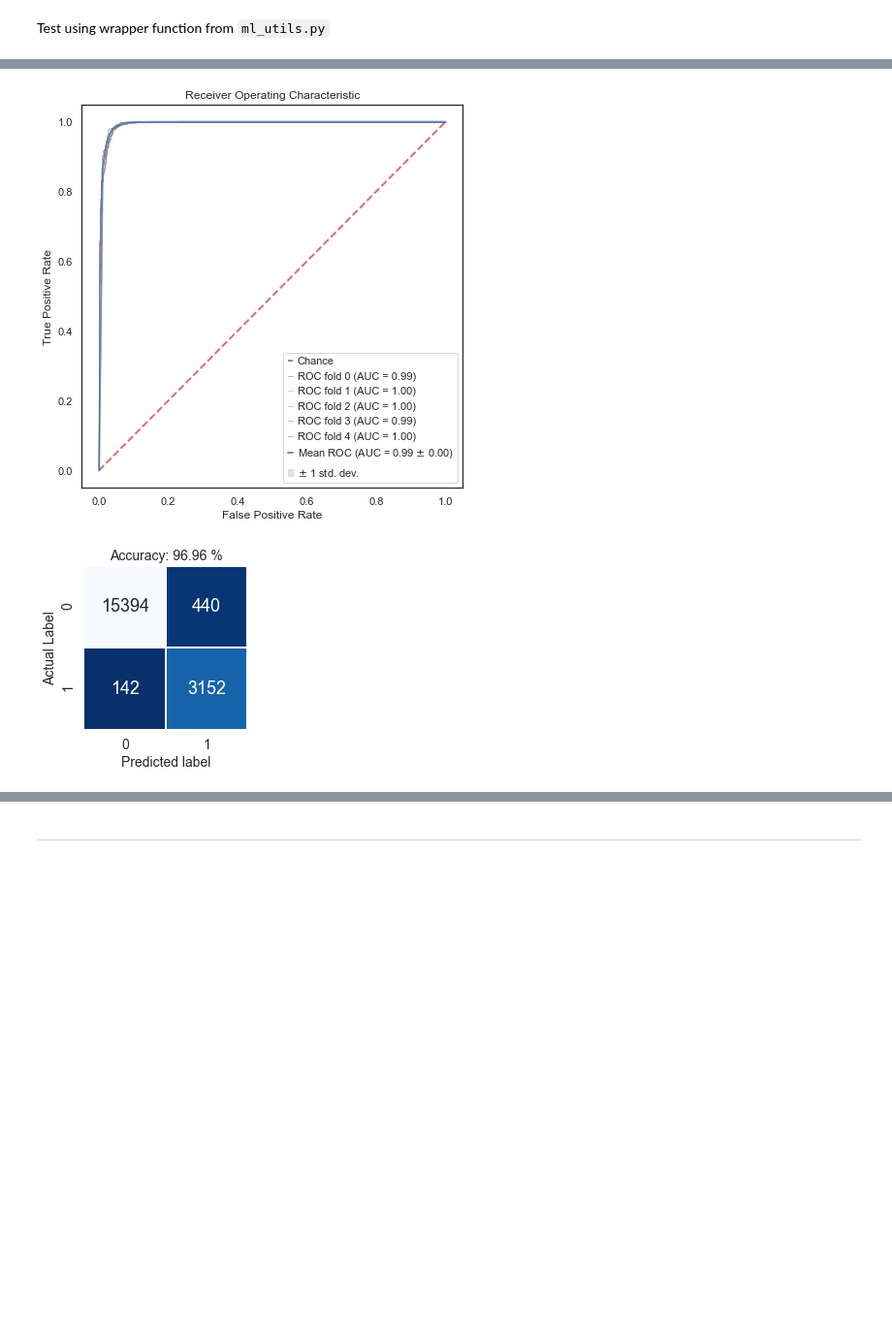
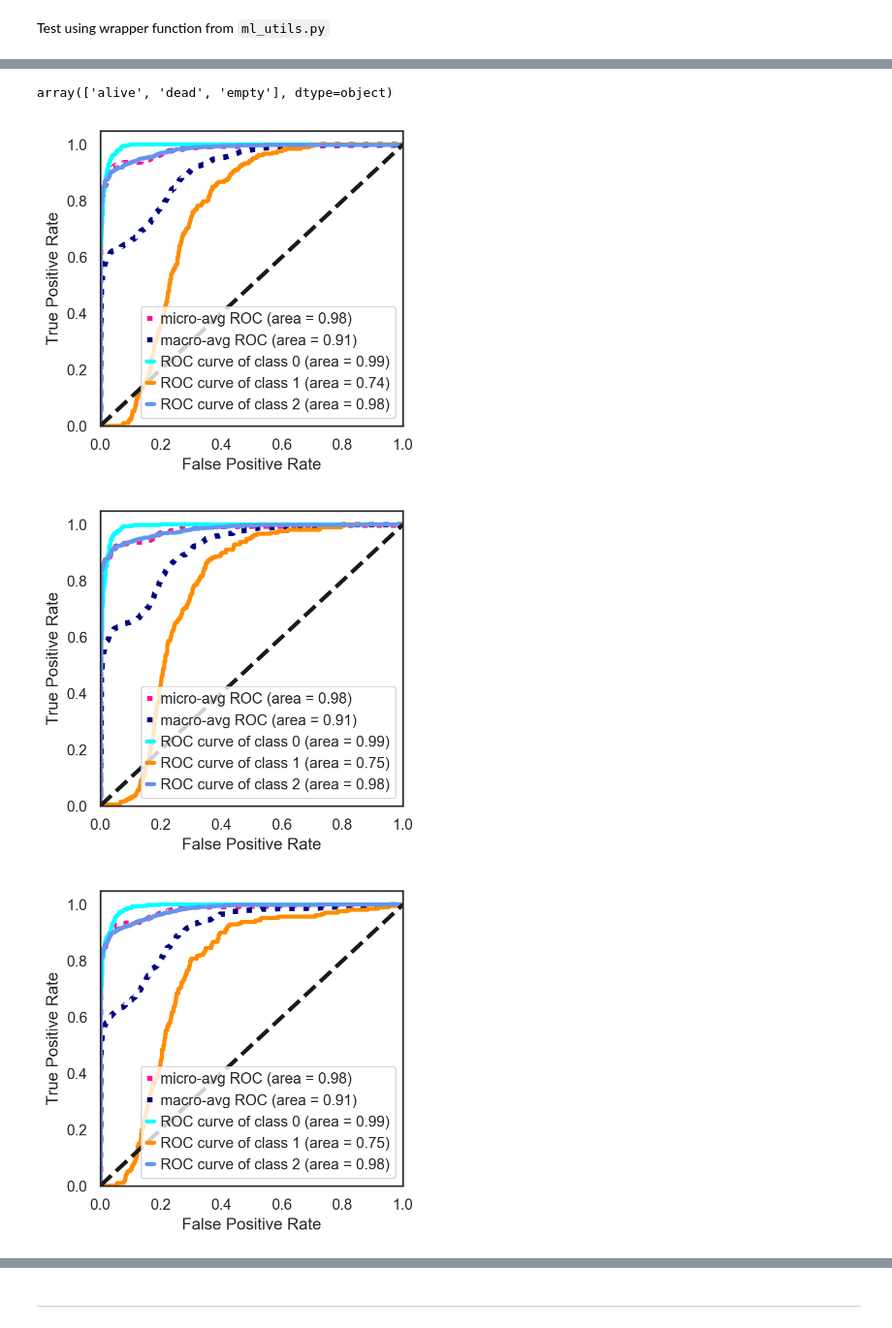
Before and after one commit to codyheiser/dropkick, a Jupyter notebook: QC_classifier_dev_CH.ipynb, the cells around one changed output, grey strips where cells are left out. Shown at 97% size. Cells and saved outputs as stored; diff of their text form; code cells hidden in the pictures; blank space fills up the shorter version.

Commit message:
multiclass ROC calculations. example human colon dataset and emptydrops output.

```diff
--- a/QC_classifier_dev_CH.ipynb
+++ b/QC_classifier_dev_CH.ipynb
@@ -36,10 +36,8 @@ s1.obs['n_counts'] = s1.X.sum(axis=1)
 # get total number of genes detected for each observation (cell)
 s1.obs['n_genes'] = s1.X.astype(bool).sum(axis=1)
 
-# put cells in descending order based on total counts
-descending_order = np.argsort(s1.obs['n_counts'])[::-1]
-s1.X = s1.X[descending_order,:].copy()
-s1.obs = s1.obs.iloc[descending_order].copy()
+# quick reordering of AnnData object, since our analysis assumes libraries sorted from highest to lowest quality
+reorder_AnnData(s1)
 
 # create new "observations" of percent mito reads per cell
 mito_genes = s1.var_names.str.startswith('MT-')
@@ -116,7 +75,7 @@ bcEGRW      51.0      0.372549       35
 Cutoff for `emptyDrops` should be at the number of counts above.
 Let's read in  `emptyDrops` predictions and filter out, then ID dead cells.
 # %%
-emptydrops = pd.read_csv('3247-AS-1-GCCAAT_S1_emptyDrops.csv')
+emptydrops = pd.read_csv('3247-AS-1-GCCAAT_S1_emptydrops.csv')
 # %%
 emptydrops.index = emptydrops['barcode']
 # %%
@@ -301,3 +90,0 @@ np.put(a=labels, ind=live, v=1)
-# %%
-# create new "observation" as dead or alive label
-s1.obs['alive'] = labels
@@ -390,7 +109,16 @@ mets = roc_kfold(clf=abc, X=s1.obsm['X_pca'], y=s1.obs['alive'], k=5, seed=18)
-# %%
-# Random Forest Classifier
-rf = RandomForestClassifier(n_estimators=150, max_depth=10, random_state=0)
-mets = roc_kfold(clf=rf, X=s1.obsm['X_pca'], y=s1.obs['alive'], k=5, seed=18)
-# %% [output]
-[figure, removed]
-[figure, removed]
+# %%
+s1.obs['label'].unique() # order of labels for plots
+# %% [output]
+array(['alive', 'dead', 'empty'], dtype=object)
+# %%
+%%time
+# Logistic Regression Classifier
+lr = LogisticRegressionCV(cv=5, random_state=0, multi_class='multinomial', max_iter=1000)
+cv = StratifiedKFold(n_splits=5, shuffle=True, random_state=18)
+
+for train, test in cv.split(s1.obsm['X_pca'], s1.obs['label']):
+    mets = multiclass_roc(clf=lr, X_train=s1.obsm['X_pca'][train], X_test=s1.obsm['X_pca'][test], y_train=s1.obs['label'][train], y_test=s1.obs['label'][test])
+# %% [output]
+[figure, added]
+[figure, added]
+[figure, added]
```
Also changed, not shown: parts of 53 cells of this notebook, 5 other files.
